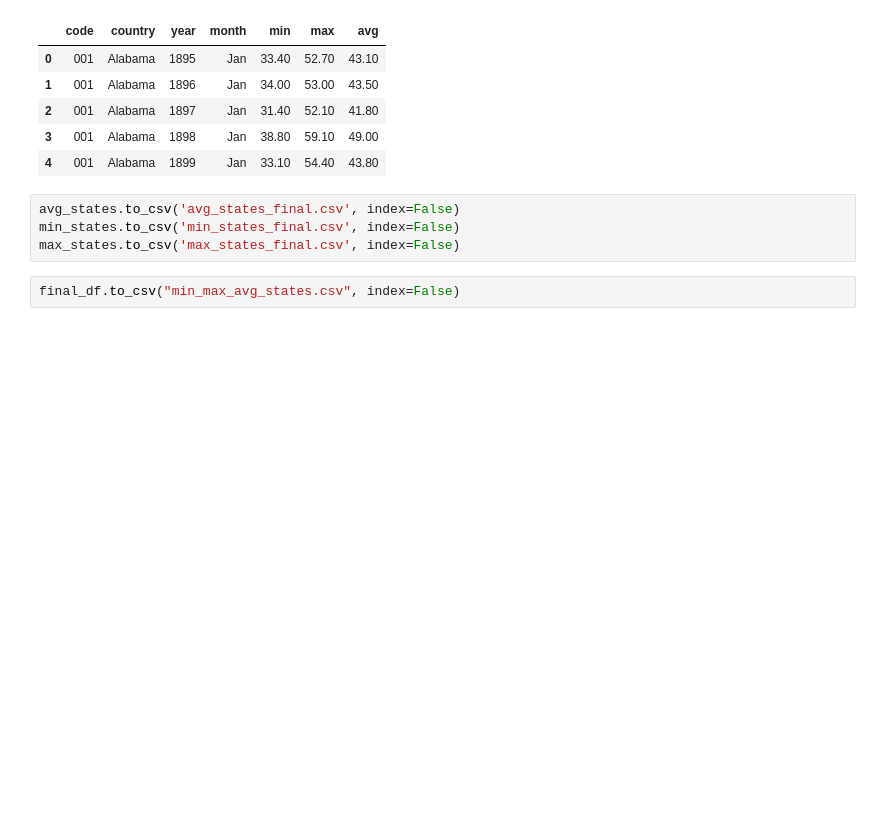
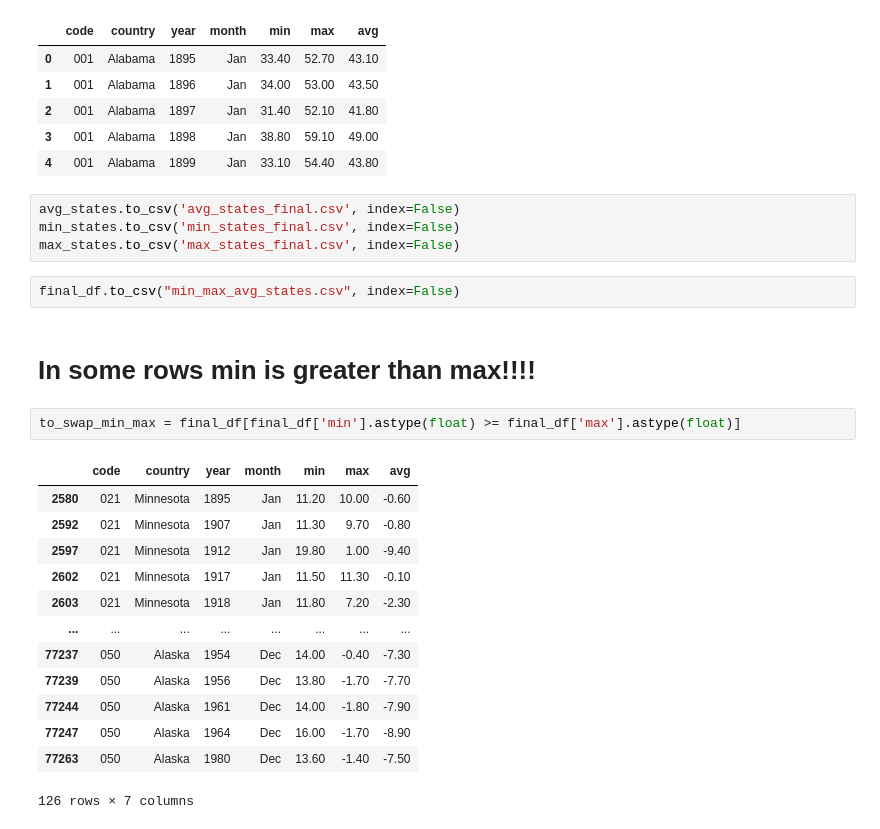
Before and after one commit to ChristianParodi/dataviz, a Jupyter notebook: dataset/assignment_4/convert.ipynb, the cells around one changed output. Saved outputs shown, nothing was run; the diff lists cells and outputs as text; blank space fills up the shorter version.

```diff
--- a/dataset/assignment_4/convert.ipynb
+++ b/dataset/assignment_4/convert.ipynb
@@ -182,3 +182,21 @@ min_states.to_csv('min_states_final.csv', index=False)
 max_states.to_csv('max_states_final.csv', index=False)
 # %%
 final_df.to_csv("min_max_avg_states.csv", index=False)
+# %% [markdown]
+# In some rows min is greater than max!!!!
+# %%
+to_swap_min_max = final_df[final_df['min'].astype(float) >= final_df['max'].astype(float)]
+# %% [output]
+|  | code | country | year | month | min | max | avg |
+| 2580 | 021 | Minnesota | 1895 | Jan | 11.20 | 10.00 | -0.60 |
+| 2592 | 021 | Minnesota | 1907 | Jan | 11.30 | 9.70 | -0.80 |
+| 2597 | 021 | Minnesota | 1912 | Jan | 19.80 | 1.00 | -9.40 |
+| 2602 | 021 | Minnesota | 1917 | Jan | 11.50 | 11.30 | -0.10 |
+| 2603 | 021 | Minnesota | 1918 | Jan | 11.80 | 7.20 | -2.30 |
+| ... | ... | ... | ... | ... | ... | ... | ... |
+| 77237 | 050 | Alaska | 1954 | Dec | 14.00 | -0.40 | -7.30 |
+| 77239 | 050 | Alaska | 1956 | Dec | 13.80 | -1.70 | -7.70 |
+| 77244 | 050 | Alaska | 1961 | Dec | 14.00 | -1.80 | -7.90 |
+| 77247 | 050 | Alaska | 1964 | Dec | 16.00 | -1.70 | -8.90 |
+| 77263 | 050 | Alaska | 1980 | Dec | 13.60 | -1.40 | -7.50 |
+126 rows × 7 columns
```
Also changed, not shown: parts of 2 cells of this notebook, 1 other file.
